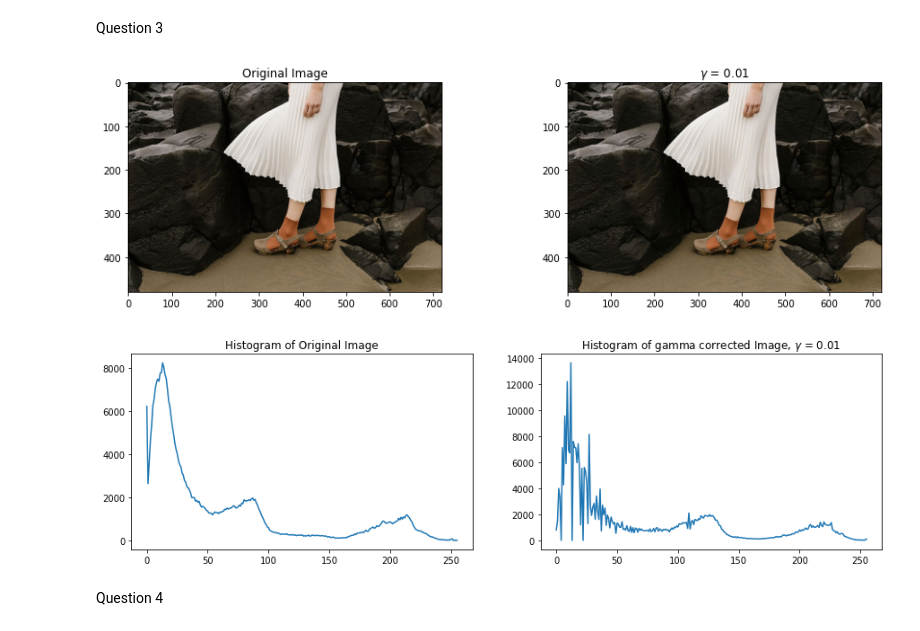
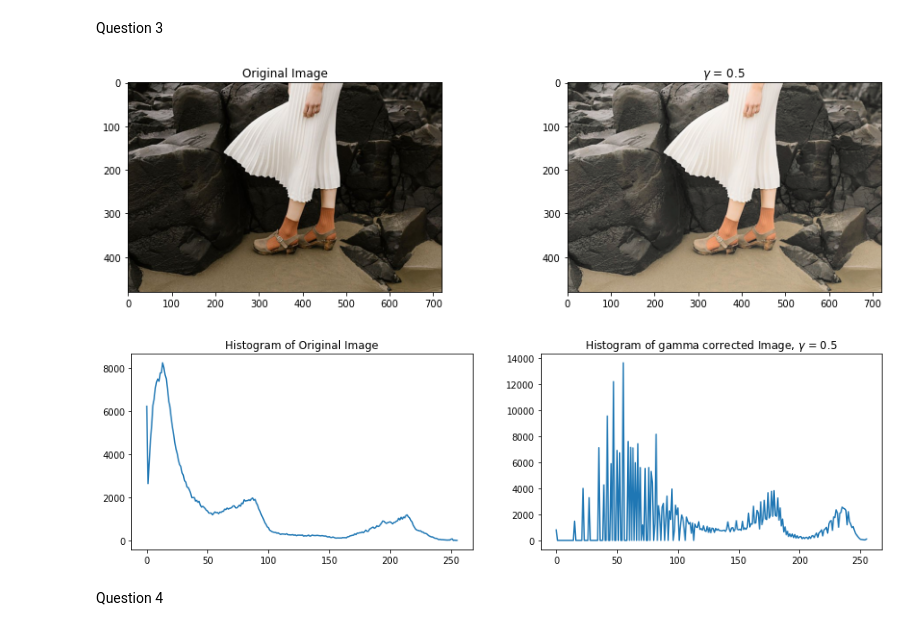
Before and after one commit to dulmi-99/Image-Processing-and-Machine-Vision, a Jupyter notebook: Assignments/Assignment 1/190107T_a01.ipynb, the cells around one changed output. Saved outputs shown, nothing was run; the diff lists cells and outputs as text; code cells hidden in the pictures.

Commit message:
Question 3: removed merge

```diff
--- a/Assignments/Assignment 1/190107T_a01.ipynb
+++ b/Assignments/Assignment 1/190107T_a01.ipynb
@@ -94,37 +94,37 @@ import numpy as np
 import cv2 as cv
 import matplotlib.pyplot as plt
 
 im =  cv.imread("highlights_and_shadows.jpg")
 assert im is not None
 
 im_lab = cv.cvtColor(im, cv.COLOR_BGR2Lab)
 (l,a,b)= cv.split(im_lab)
 
-gamma = 0.01
+gamma = 0.5
 g_transform = np.array([(p/255)**gamma*255 for p in range(0,256)]).astype(np.uint8)
 g_transformed = cv.LUT(l, g_transform)
-im_lab = cv.merge([l,a,b])
+im_lab[:,:,0]=g_transformed
 
 im_hist = cv.calcHist([im],[0],None,[256],[0,256])
 im_lab_hist = cv.calcHist([im_lab],[0],None,[256],[0,256])
 
 fig, ax = plt.subplots(1,2)
 fig.set_figwidth(15)
 ax[0].imshow(cv.cvtColor(im, cv.COLOR_BGR2RGB))
 ax[0].set_title("Original Image")
 ax[1].imshow(cv.cvtColor(im_lab, cv.COLOR_Lab2RGB))
 ax[1].set_title("$\gamma$ = "+ str(gamma))
 
 fig2, axis = plt.subplots(1,2)
 fig2.set_figwidth(15)
 axis[0].plot(im_hist)
 axis[0].set_title("Histogram of Original Image")
 axis[1].plot(im_lab_hist)
 axis[1].set_title("Histogram of gamma corrected Image, $\gamma$ = "+ str(gamma))
 plt.show()
 # %% [output]
-[figure, old version]
+[figure, new version]
-[figure, old version]
+[figure, new version]
 # %% [markdown]
 Question 4
 # %%
```
